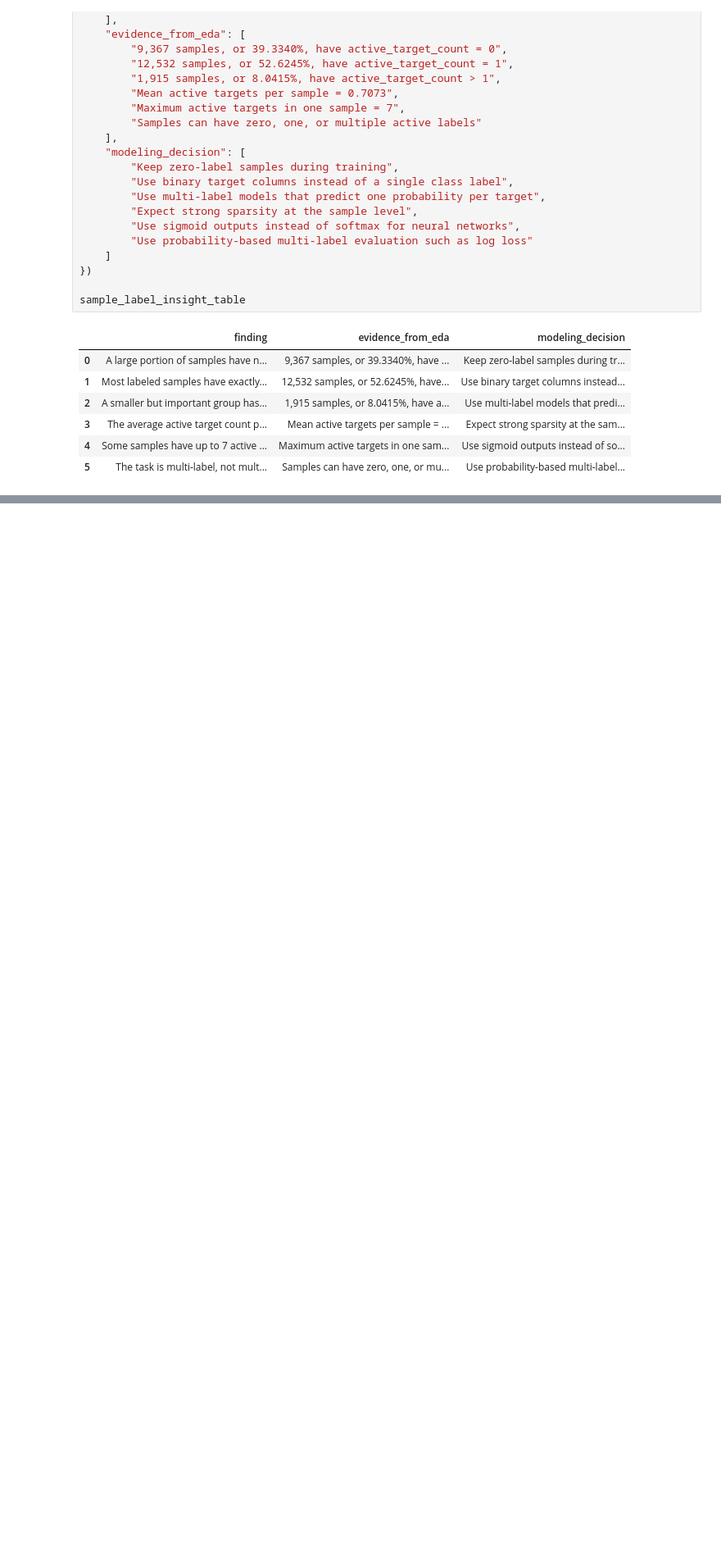
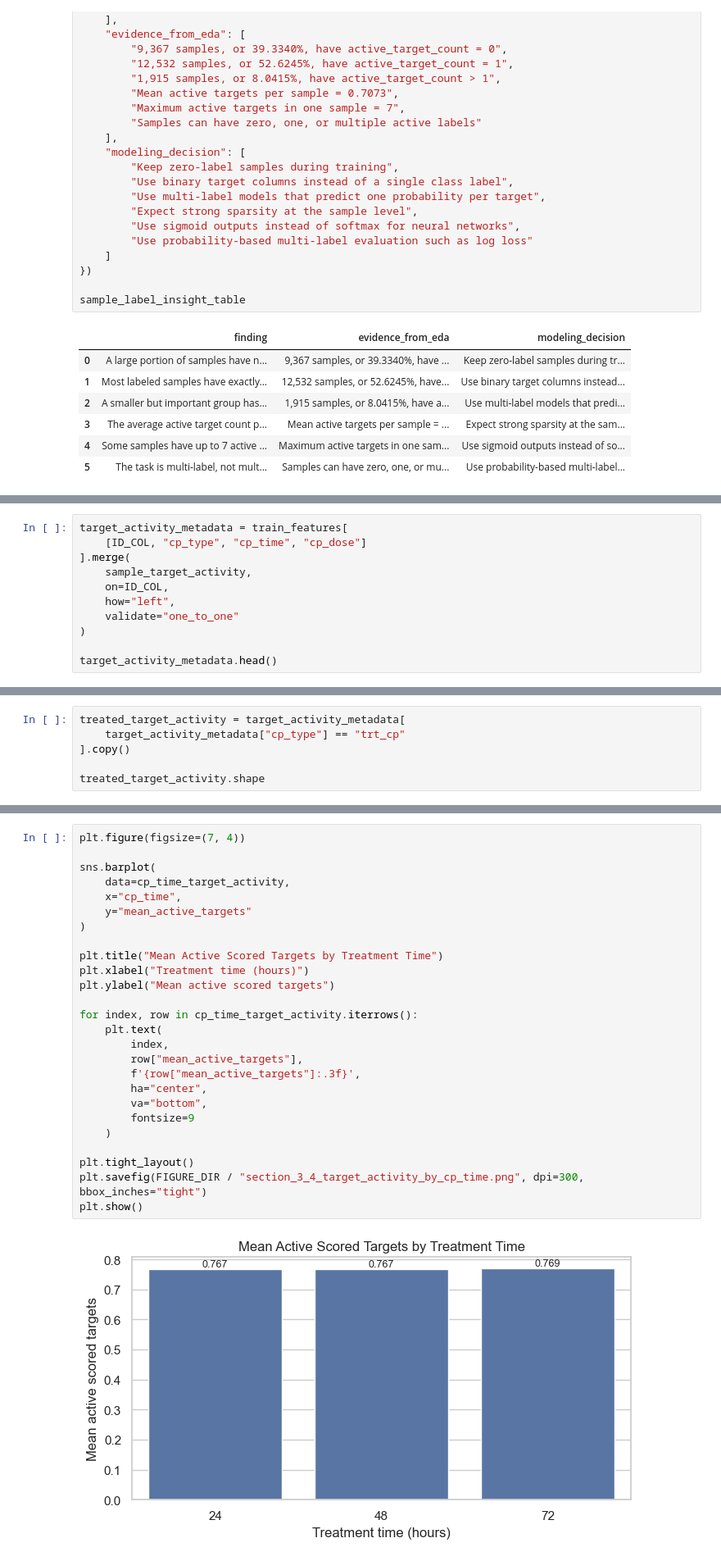
Before and after one commit to kawsar07ahmmed0712-rgb/moa-prediction-drug-response, a Jupyter notebook: notebooks/02_eda.ipynb, the cells around one changed output, grey strips where cells are left out. Shown at 82% size. Cells and saved outputs as stored; diff of their text form; blank space fills up the shorter version.

```diff
--- a/notebooks/02_eda.ipynb
+++ b/notebooks/02_eda.ipynb
@@ -1222,0 +1248,11 @@ sample_label_insight_table
+# %%
+target_activity_metadata = train_features[
+    [ID_COL, "cp_type", "cp_time", "cp_dose"]
+].merge(
+    sample_target_activity,
+    on=ID_COL,
+    how="left",
+    validate="one_to_one"
+)
+
+target_activity_metadata.head()
@@ -1222,0 +1345,6 @@ sample_label_insight_table
+# %%
+treated_target_activity = target_activity_metadata[
+    target_activity_metadata["cp_type"] == "trt_cp"
+].copy()
+
+treated_target_activity.shape
@@ -1222,0 +1390,28 @@ sample_label_insight_table
+# %%
+plt.figure(figsize=(7, 4))
+
+sns.barplot(
+    data=cp_time_target_activity,
+    x="cp_time",
+    y="mean_active_targets"
+)
+
+plt.title("Mean Active Scored Targets by Treatment Time")
+plt.xlabel("Treatment time (hours)")
+plt.ylabel("Mean active scored targets")
+
+for index, row in cp_time_target_activity.iterrows():
+    plt.text(
+        index,
+        row["mean_active_targets"],
+        f'{row["mean_active_targets"]:.3f}',
+        ha="center",
+        va="bottom",
+        fontsize=9
+    )
+
+plt.tight_layout()
+plt.savefig(FIGURE_DIR / "section_3_4_target_activity_by_cp_time.png", dpi=300, bbox_inches="tight")
+plt.show()
+# %% [output]
+[figure, added]
```
Also changed, not shown: parts of 16 cells of this notebook.
